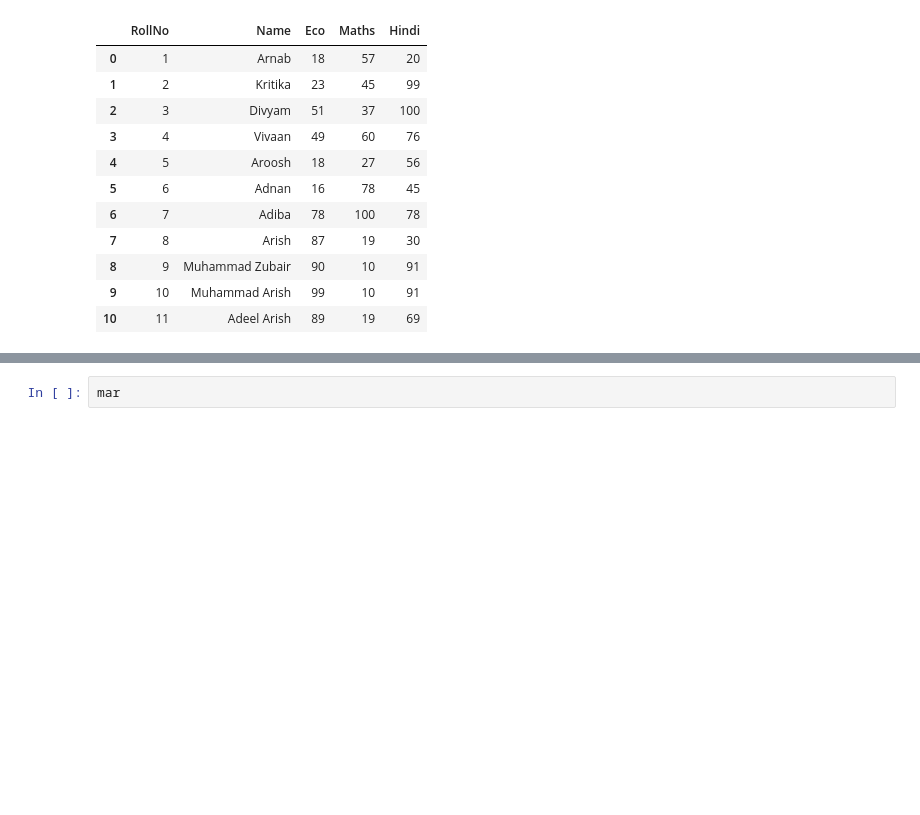
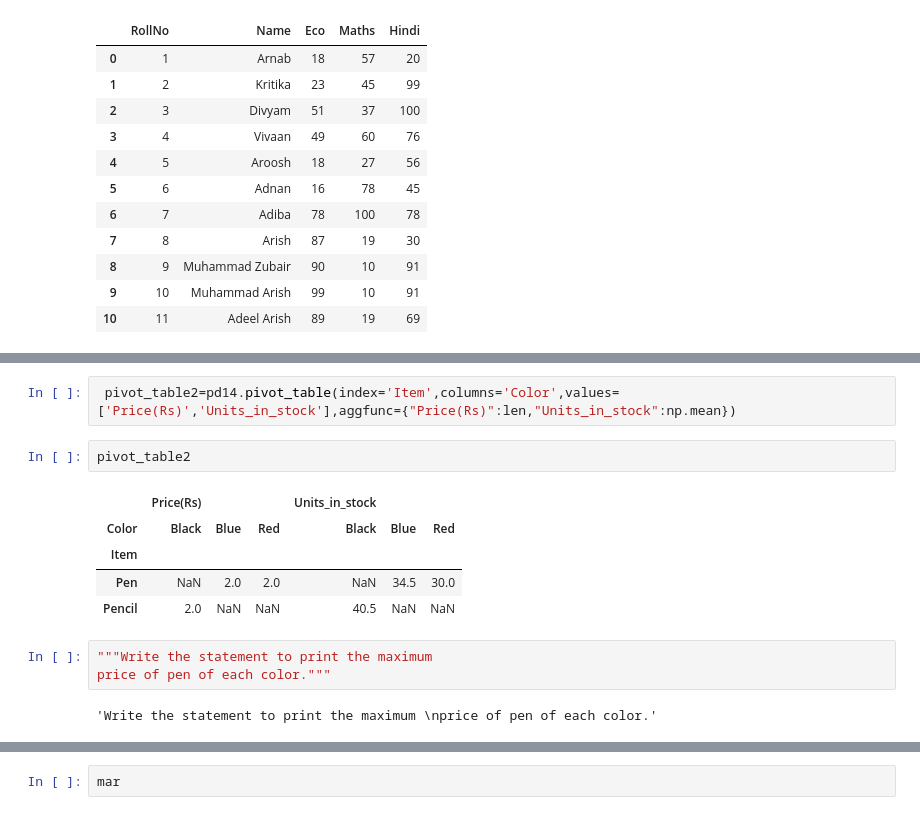
Before and after one commit to Adnan12345678910/Pandas-Command-Cheatsheet, a Jupyter notebook: Pandas_Notes.ipynb, the cells around one changed output, grey strips where cells are left out. Cells and saved outputs as stored; diff of their text form; blank space fills up the shorter version.

```diff
--- a/Pandas_Notes.ipynb
+++ b/Pandas_Notes.ipynb
@@ -1046,0 +1168,15 @@ marks
+# %%
+ pivot_table2=pd14.pivot_table(index='Item',columns='Color',values=['Price(Rs)','Units_in_stock'],aggfunc={"Price(Rs)":len,"Units_in_stock":np.mean})
+# %%
+pivot_table2
+# %% [output]
+|  | Price(Rs) |  |  | Units_in_stock |  |  |
+| Color | Black | Blue | Red | Black | Blue | Red |
+| Item |  |  |  |  |  |  |
+| Pen | NaN | 2.0 | 2.0 | NaN | 34.5 | 30.0 |
+| Pencil | 2.0 | NaN | NaN | 40.5 | NaN | NaN |
+# %%
+"""Write the statement to print the maximum
+price of pen of each color."""
+# %% [output]
+'Write the statement to print the maximum \nprice of pen of each color.'
```
Also changed, not shown: parts of 18 cells of this notebook.
